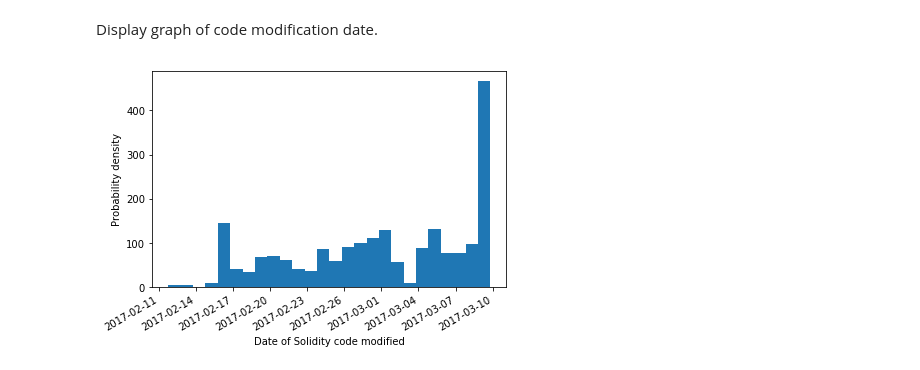
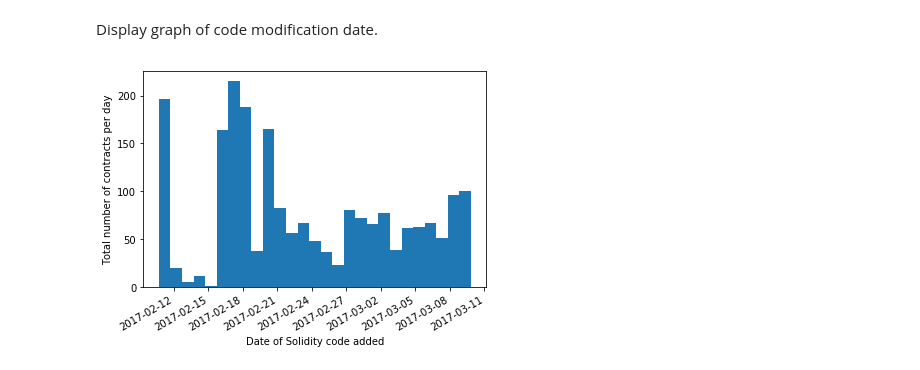
Before and after one commit to nud3l/smart-contract-analysis, a Jupyter notebook: analysis/contract-analysis.ipynb, the cells around one changed output. Cells and saved outputs as stored; diff of their text form; code cells hidden in the pictures.

```diff
--- a/analysis/contract-analysis.ipynb
+++ b/analysis/contract-analysis.ipynb
@@ -30,10 +31,10 @@ from datetime import datetime
 def convert_unixtime(timestamp):
     return datetime.utcfromtimestamp(timestamp)
 # %%
-timestamps = code_base.find({},{"date_modified":1, "_id":0})
+timestamps = code_base.find({},{"date_added":1, "_id":0})
 time_list = []
 for item in timestamps:
-    time = convert_unixtime(item['date_modified'])
+    time = convert_unixtime(item['date_added'])
     time_list.append(time)
 oldest = min(time_list)
 youngest = max(time_list)
@@ -41,18 +42,18 @@ difference = youngest - oldest
 # %%
 import matplotlib.mlab as mlab
 import matplotlib.pyplot as plt
 x = time_list
 num_bins = difference.days
 fig, ax = plt.subplots()
 
 # the histogram of the data
 n, bins, patches = ax.hist(x, num_bins)
-ax.set_xlabel('Date of Solidity code modified')
-ax.set_ylabel('Probability density')
+ax.set_xlabel('Date of Solidity code added')
+ax.set_ylabel('Total number of contracts per day')
 
 # Tweak spacing to prevent clipping of ylabel
 fig.tight_layout()
 fig.autofmt_xdate()
 plt.show()
 # %% [output]
-[figure, old version]
+[figure, new version]
```
Also changed, not shown: parts of 11 cells of this notebook, 1 other file.
